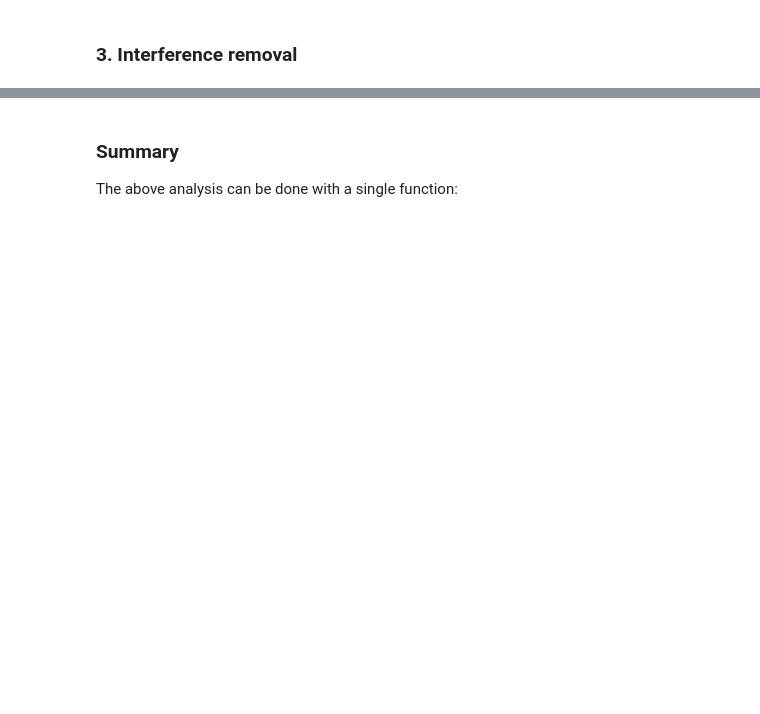
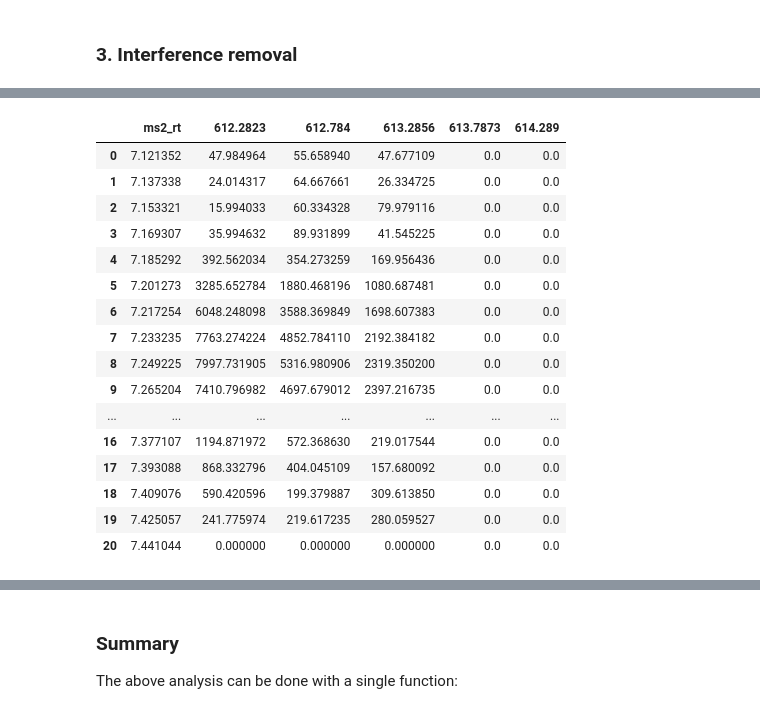
Before and after one commit to yingxue-fu/jumplion, a Jupyter notebook: notebooks/04_xic_quantification.ipynb, the cells around one changed output, grey strips where cells are left out. Drawn from its saved outputs; the diff is of its cells as text; code cells hidden in the pictures; blank space fills up the shorter version.

```diff
--- a/notebooks/04_xic_quantification.ipynb
+++ b/notebooks/04_xic_quantification.ipynb
@@ -173,3 +202,23 @@ array([[ 0.8500177 ,  0.99340958],
+# %%
+ms1_i_df_adj
+# %% [output]
+|  | ms2_rt | 612.2823 | 612.784 | 613.2856 | 613.7873 | 614.289 |
+| 0 | 7.121352 | 47.984964 | 55.658940 | 47.677109 | 0.0 | 0.0 |
+| 1 | 7.137338 | 24.014317 | 64.667661 | 26.334725 | 0.0 | 0.0 |
+| 2 | 7.153321 | 15.994033 | 60.334328 | 79.979116 | 0.0 | 0.0 |
+| 3 | 7.169307 | 35.994632 | 89.931899 | 41.545225 | 0.0 | 0.0 |
+| 4 | 7.185292 | 392.562034 | 354.273259 | 169.956436 | 0.0 | 0.0 |
+| 5 | 7.201273 | 3285.652784 | 1880.468196 | 1080.687481 | 0.0 | 0.0 |
+| 6 | 7.217254 | 6048.248098 | 3588.369849 | 1698.607383 | 0.0 | 0.0 |
+| 7 | 7.233235 | 7763.274224 | 4852.784110 | 2192.384182 | 0.0 | 0.0 |
+| 8 | 7.249225 | 7997.731905 | 5316.980906 | 2319.350200 | 0.0 | 0.0 |
+| 9 | 7.265204 | 7410.796982 | 4697.679012 | 2397.216735 | 0.0 | 0.0 |
+| ... | ... | ... | ... | ... | ... | ... |
+| 16 | 7.377107 | 1194.871972 | 572.368630 | 219.017544 | 0.0 | 0.0 |
+| 17 | 7.393088 | 868.332796 | 404.045109 | 157.680092 | 0.0 | 0.0 |
+| 18 | 7.409076 | 590.420596 | 199.379887 | 309.613850 | 0.0 | 0.0 |
+| 19 | 7.425057 | 241.775974 | 219.617235 | 280.059527 | 0.0 | 0.0 |
+| 20 | 7.441044 | 0.000000 | 0.000000 | 0.000000 | 0.0 | 0.0 |
 # %%
 import matplotlib.pyplot as plt
 
```
Also changed, not shown: parts of 9 cells of this notebook, 7 other files.
